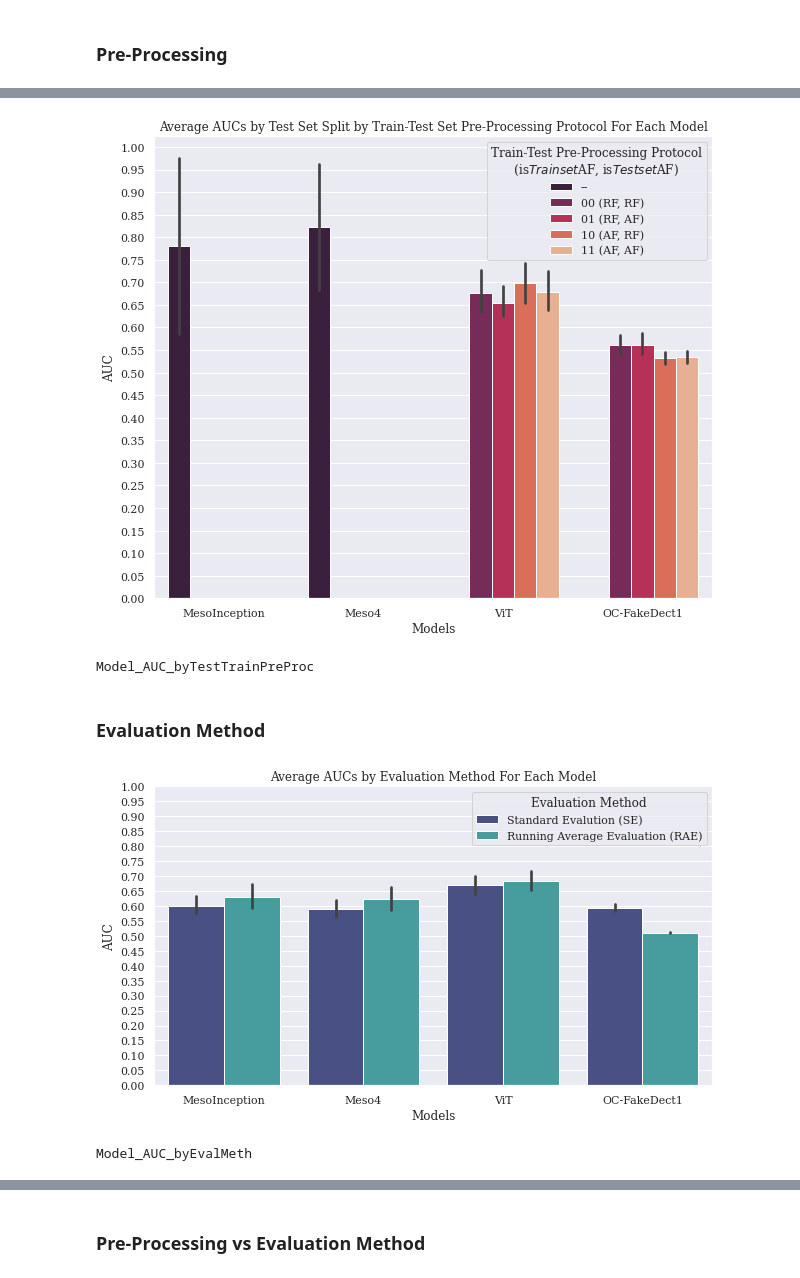
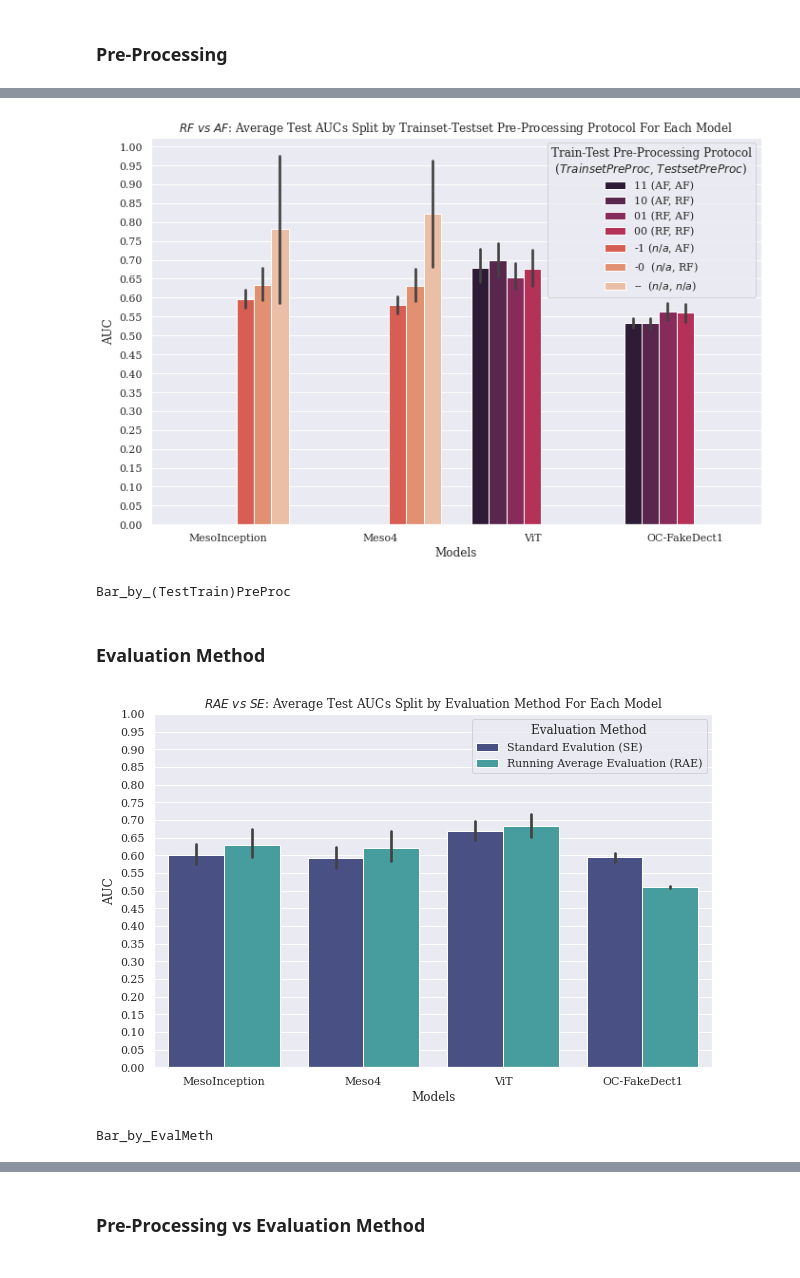
Before and after one commit to zsxkib/MInf-2.0-DeepFake-Detection, a Jupyter notebook: Collate_Results.ipynb, the cells around one changed output, grey strips where cells are left out. Cells and saved outputs as stored; diff of their text form; code cells hidden in the pictures.

```diff
--- a/Collate_Results.ipynb
+++ b/Collate_Results.ipynb
@@ -23,7 +24,7 @@ plt.rc("font", family="serif")
 # %%
 def get_metric_from_file(fpath, metric="auc"):
     with open(fpath, "r") as f:
-        f.readline()  # (experiment_name, model_name, test_dataset, fpath)
+        experiment_name, _, _, _ = ast.literal_eval(f.readline().strip())  # (experiment_name, model_name, test_dataset, fpath)
         auc = f.readline()
         f1 = f.readline()
         prec = f.readline()
@@ -34,6 +35,14 @@ def get_metric_from_file(fpath, metric="auc"):
             "prec": prec,
             "recall": recall,
         }
+        if "tfpr" == metric or "ftpr" == metric:
+            f.readline()
+            fpr = f.readline()
+            f.readline()
+            tpr = f.readline()
+            tpr = ast.literal_eval(tpr.strip().split("=")[-1])
+            fpr = ast.literal_eval(fpr.strip().split("=")[-1])
+            return tpr, fpr, experiment_name
     chosen_metric = metrics[metric.lower()]
     return float(chosen_metric.strip().split("=")[-1])
 
@@ -183,3 +180,4 @@ model_names_split = [(m, m.split("_")) for m in df["Model"]]
 remove_list = [m for m, ms in model_names_split if len(ms) > 3]
 print("Remove Rows", str(remove_list).replace(",", ",\n"), sep="\n")
 df = df[~df["Model"].isin(remove_list)]
+df["fname"] = df["Model"]
@@ -238,6 +265,8 @@ df = df.drop_duplicates(
     ]
 )
 df.index = range(1, len(df) + 1)  # index from 1 for latex
+dfid = df
+df = df.drop(columns=["fname"])
 # %% [markdown]
 <br><br>
 ___
@@ -474,45 +554,47 @@ Model_AUCs_byTestPreProc_PreProcNOTAllign
 # %%
-plt.figure(figsize=(10, 8.5))
+plt.figure(figsize=(11.5, 7.5))
 dfx = df.copy()
 dfx.loc[dfx["Testset"] == "DFDB", "is_RAE"] = "-"
 dfx.loc[dfx["Testset"] == "DFDB", "is_AVG_Testset"] = "-"
 dfx.loc[(dfx["Trainset"] == "F2F") & (dfx["Model_Name"] == "Meso4"), "is_AVG_Trainset"] = "-"
 dfx.loc[(dfx["Trainset"] == "F2F") & (dfx["Model_Name"] == "MesoInception"), "is_AVG_Trainset"] = "-"
 dfx.loc[(dfx["Trainset"] == "DF") & (dfx["Model_Name"] == "Meso4"), "is_AVG_Trainset"] = "-"
 dfx.loc[(dfx["Trainset"] == "DF") & (dfx["Model_Name"] == "MesoInception"), "is_AVG_Trainset"] = "-"
 
 dfx["is_AVG_Trainset + is_AVG_Testset"] = dfx["is_AVG_Trainset"].astype(str) + dfx["is_AVG_Testset"].astype(str)
 ax = sns.barplot(
     x="Model_Name",
     y="AUC",
     hue="is_AVG_Trainset + is_AVG_Testset",
     data=dfx,
-    hue_order=["--", "00", "01", "10", "11"],
+    hue_order=["--", "-0", "-1", "00", "01", "10", "11"][::-1],
     palette="rocket"
 )
 ax.legend(
     handles=ax.legend_.legendHandles,
-    labels=["--", "00 (RF, RF)", "01 (RF, AF)", "10 (AF, RF)", "11 (AF, AF)"],
-    loc="upper right",
-    title=f"Train-Test Pre-Processing Protocol\n{' '*6}(is$Trainset$AF, is$Testset$AF)",
+    labels=["--  ($n/a$, $n/a$)", "-0  ($n/a$, RF)", "-1 ($n/a$, AF)", "00 (RF, RF)", "01 (RF, AF)", "10 (AF, RF)", "11 (AF, AF)"][::-1],
+    # loc="lower left",
+    loc="best",
+    title=f"Train-Test Pre-Processing Protocol\n{' '*1}($Trainset PreProc$, $Testset PreProc$)",
 )
-title = f"Average AUCs by Test Set Split by Train-Test Set Pre-Processing Protocol For Each Model"
-fname = "Model_AUC_byTestTrainPreProc"
+title = f"$RF$ $vs$ $AF$: Average Test AUCs Split by Trainset-Testset Pre-Processing Protocol For Each Model"
+fname = "Bar_by_(TestTrain)PreProc"
 ax.set_title(title)
 ax.set_yticks(np.arange(0, 1.05, 0.05))
 ax.set_xlabel("Models")
 plt.savefig(
     f"./_PLOTS/{fname}.pdf",
     bbox_inches="tight",
     )
 plt.show()
 print(fname)
 # %% [output]
-[figure, old version]
+[figure, new version]
-Model_AUC_byTestTrainPreProc
+Bar_by_(TestTrain)PreProc
 # %% [markdown]
 ### Evaluation Method
 # %%
+plt.figure(figsize=(10, 6.5))
 dfx = df.copy()
 # IGNORE DFDB
 # Since it skews: we can't do RAE on it
@@ -521,13 +603,11 @@ dfx = df.copy()
 dfx.loc[dfx["Testset"] == "DFDB", "is_RAE"] = "-"
 dfx = dfx[~(dfx["is_RAE"] == "-")]
 
-plt.figure(figsize=(10, 5.5))
 ax = sns.barplot(
     x="Model_Name",
     y="AUC",
     hue="is_RAE",
     data=dfx,
-    hue_order=[0, 1],
     palette="mako"
 )
 ax.legend(
@@ -536,8 +616,8 @@ ax.legend(
             'Running Average Evaluation (RAE)'],
     title="Evaluation Method"
     )
-title = f"Average AUCs by Evaluation Method For Each Model"
-fname = "Model_AUC_byEvalMeth"
+title = f"$RAE$ $vs$ $SE$: Average Test AUCs Split by Evaluation Method For Each Model"
+fname = "Bar_by_EvalMeth"
 ax.set_title(title)
 ax.set_yticks(np.arange(0, 1.05, 0.05))
 ax.set_xlabel("Models")
@@ -548,5 +628,5 @@ plt.savefig(
 plt.show()
 print(fname)
 # %% [output]
-[figure, old version]
+[figure, new version]
-Model_AUC_byEvalMeth
+Bar_by_EvalMeth
```
Also changed, not shown: parts of 46 cells of this notebook, 2 other files.
